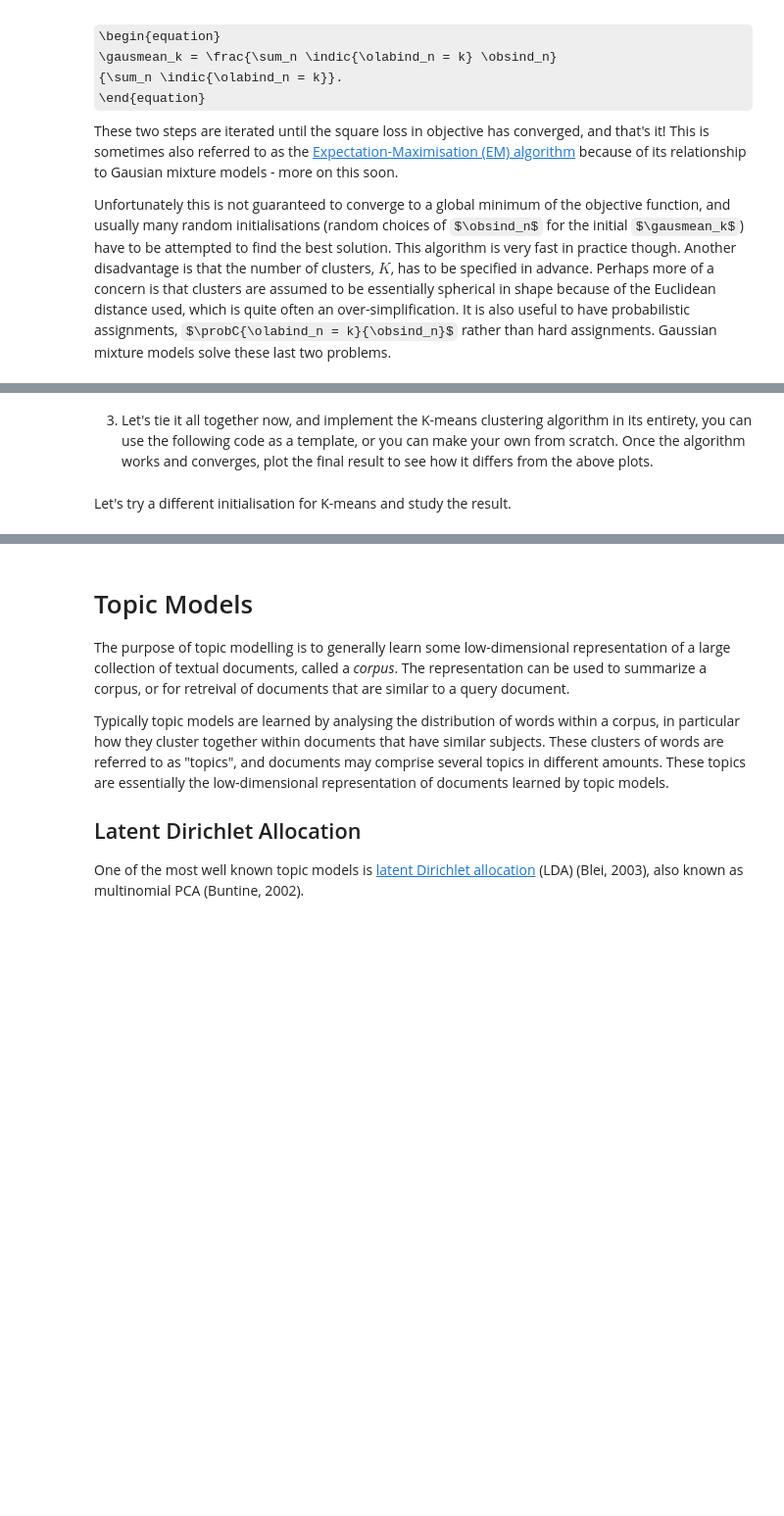
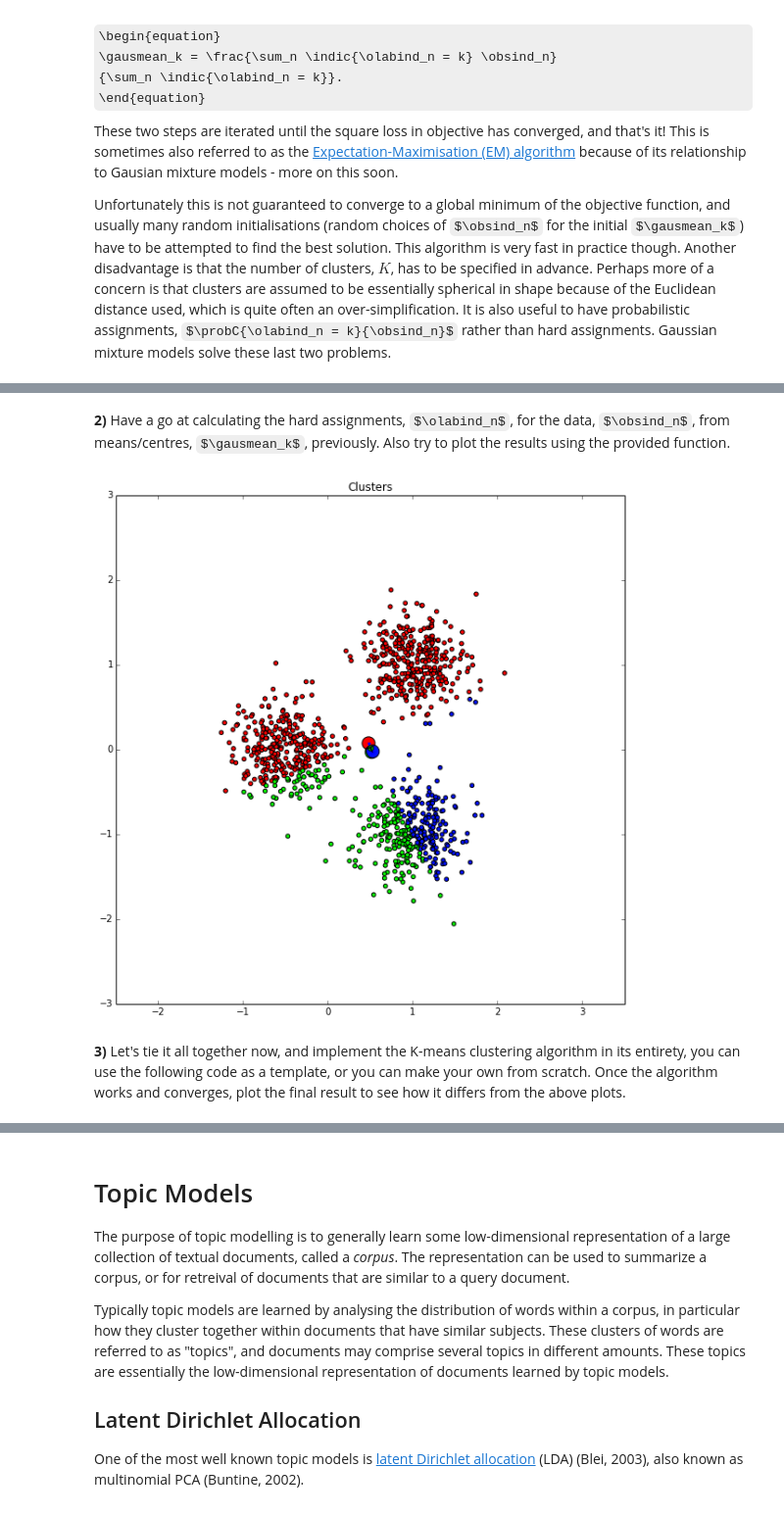
Before and after one commit to NICTA/MLSS, a Jupyter notebook: Clustering and Hierarchical Graphical Models.ipynb, the cells around one changed output, grey strips where cells are left out. Shown at 98% size. Saved outputs shown, nothing was run; the diff lists cells and outputs as text; code cells hidden in the pictures; some formulas as TeX source; blank space fills up the shorter version.

```diff
--- a/Clustering and Hierarchical Graphical Models.ipynb
+++ b/Clustering and Hierarchical Graphical Models.ipynb
@@ -167,2 +160,19 @@ tut.plot_2d_clusters(X, k_means_labels, k_means_cluster_centers)
+# %% [markdown]
+**2)** Have a go at calculating the hard assignments, $\olabind_n$, for the data, $\obsind_n$, from means/centres, $\gausmean_k$, previously. Also try to plot the results using the provided function.
+# %%
+# Now calculate Z from X and M.
+# Tip: consider using numpy's argmin()
+
+#### SOLUTION CODE (TEST)
+dist = np.zeros((X.shape[0], K))
+for k in range(K):
+    dist[:, k] = ((X - k_means_cluster_centers[k])**2).sum(axis=1)
+k_means_labels = dist.argmin(axis=1)
+#### END SOLUTION CODE (TEST)
+
+# Check your answer by plotting the clusters:
+tut.plot_2d_clusters(X, k_means_labels, k_means_cluster_centers)
+# %% [output]
+[figure, added]
 # %% [markdown]
-3) Let's tie it all together now, and implement the K-means clustering algorithm in its entirety, you can use the following code as a template, or you can make your own from scratch. Once the algorithm works and converges, plot the final result to see how it differs from the above plots.
+**3)** Let's tie it all together now, and implement the K-means clustering algorithm in its entirety, you can use the following code as a template, or you can make your own from scratch. Once the algorithm works and converges, plot the final result to see how it differs from the above plots.
@@ -181,2 +178,0 @@ def kmeans(X, M_init, maxit=100):
-# %% [markdown]
-Let's try a different initialisation for K-means and study the result.
```
Also changed, not shown: parts of 20 cells of this notebook.
